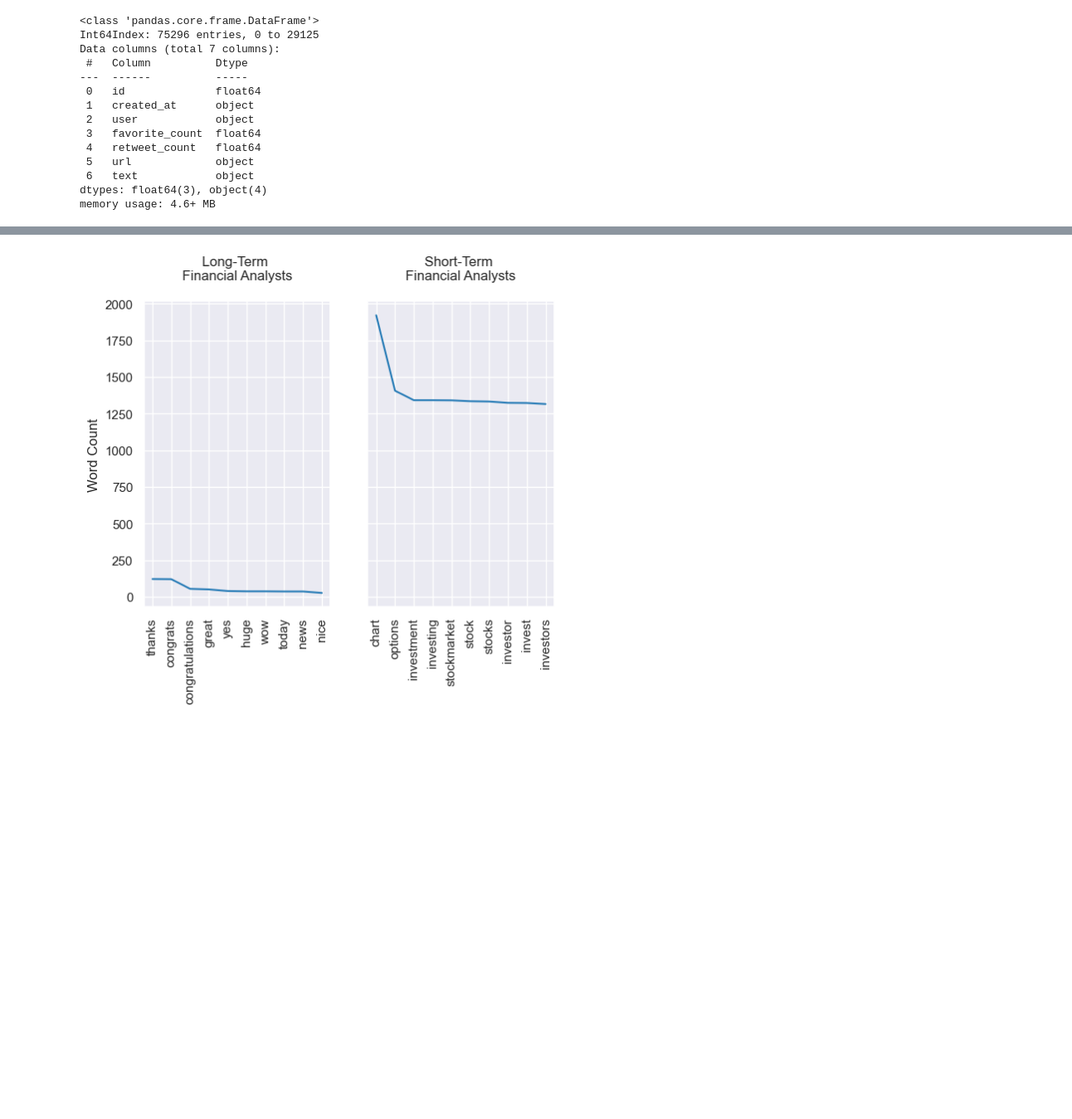
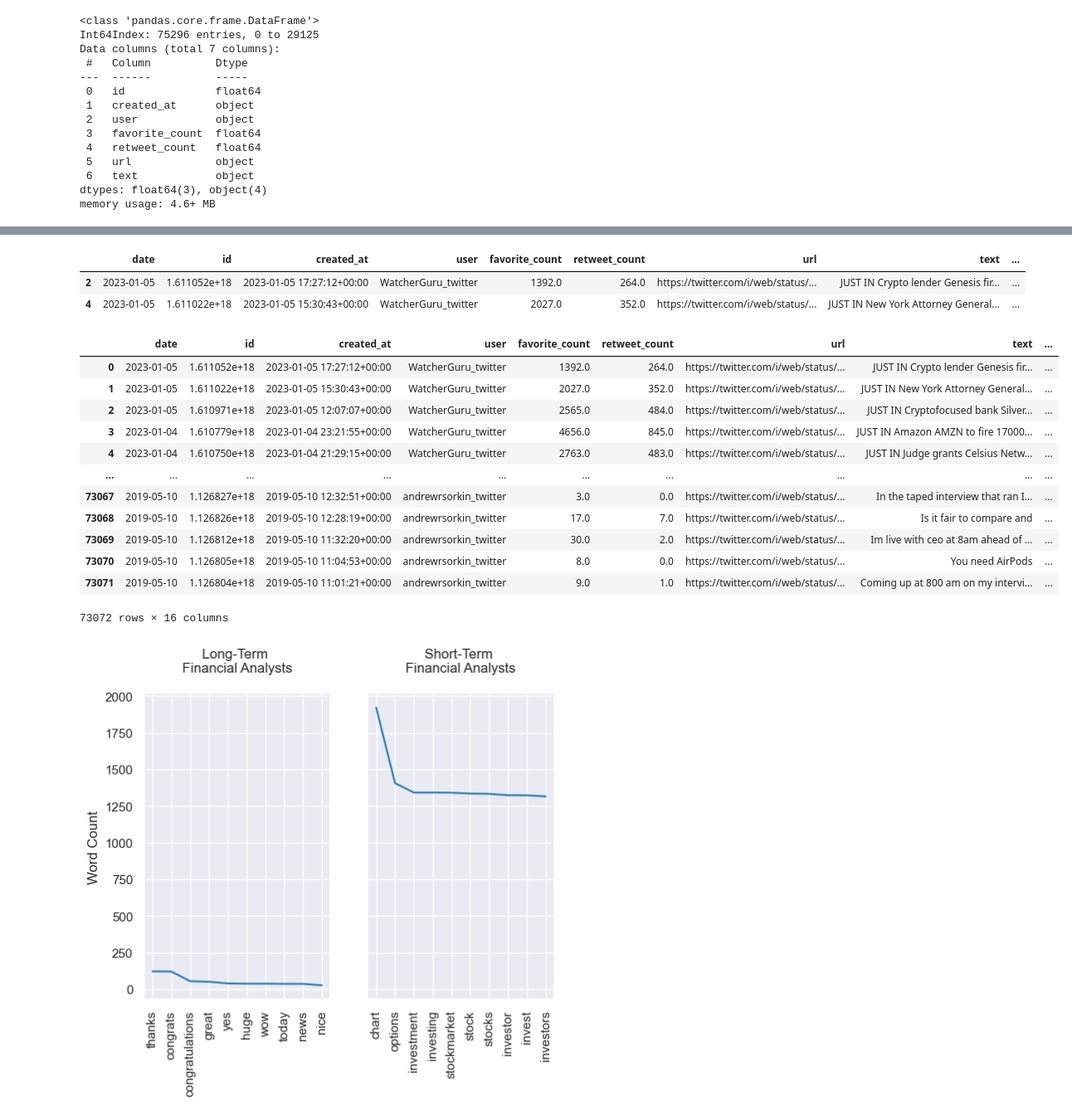
Before and after one commit to KeatonSpiller/Sentiment_Analysis, a Jupyter notebook: Stock_Market/scripts/TwitterBot.ipynb, the cells around one changed output, grey strips where cells are left out. Shown: that part at 83% size. Saved outputs shown, nothing was run; the diff lists cells and outputs as text; code cells hidden in the pictures; blank space fills up the shorter version.

```diff
--- a/Stock_Market/scripts/TwitterBot.ipynb
+++ b/Stock_Market/scripts/TwitterBot.ipynb
@@ -321,0 +323,10 @@ df_all_prob.tail()
+# %%
+SandP_500_df = SandP_500_df.sort_index(ascending=False)
+NASDAQ_df = NASDAQ_df.sort_index(ascending=False)
+DOW_JONES_df = DOW_JONES_df.sort_index(ascending=False)
+RUSSEL_df = RUSSEL_df.sort_index(ascending=False)
+
+index_funds_df = pd.DataFrame(data = [SandP_500_df.index,SandP_500_df['Adj Close'],NASDAQ_df['Adj Close'],
+                                   DOW_JONES_df['Adj Close'],RUSSEL_df['Adj Close']]).T.set_axis(['date', 'SandP_500', 'NASDAQ',
+                                                                                                  'DOW_JONES', 'RUSSEL'], axis=1, inplace=False)
+index_funds_df
@@ -321,0 +347,24 @@ df_all_prob.tail()
+# %%
+df_all_prob.head(2)
+# %% [output]
+|  | date | id | created_at | user | favorite_count | retweet_count | url | text | ... |
+| 2 | 2023-01-05 | 1.611052e+18 | 2023-01-05 17:27:12+00:00 | WatcherGuru_twitter | 1392.0 | 264.0 | https://twitter.com/i/web/status/... | JUST IN Crypto lender Genesis fir... | ... |
+| 4 | 2023-01-05 | 1.611022e+18 | 2023-01-05 15:30:43+00:00 | WatcherGuru_twitter | 2027.0 | 352.0 | https://twitter.com/i/web/status/... | JUST IN New York Attorney General... | ... |
+# %%
+# Merging the probabilities of words used from twitter and database of index funds
+df_index_merge = pd.merge(df_all_prob, index_funds_df, how='left', on='date')
+df_index_merge
+# %% [output]
+|  | date | id | created_at | user | favorite_count | retweet_count | url | text | ... |
+| 0 | 2023-01-05 | 1.611052e+18 | 2023-01-05 17:27:12+00:00 | WatcherGuru_twitter | 1392.0 | 264.0 | https://twitter.com/i/web/status/... | JUST IN Crypto lender Genesis fir... | ... |
+| 1 | 2023-01-05 | 1.611022e+18 | 2023-01-05 15:30:43+00:00 | WatcherGuru_twitter | 2027.0 | 352.0 | https://twitter.com/i/web/status/... | JUST IN New York Attorney General... | ... |
+| 2 | 2023-01-05 | 1.610971e+18 | 2023-01-05 12:07:07+00:00 | WatcherGuru_twitter | 2565.0 | 484.0 | https://twitter.com/i/web/status/... | JUST IN Cryptofocused bank Silver... | ... |
+| 3 | 2023-01-04 | 1.610779e+18 | 2023-01-04 23:21:55+00:00 | WatcherGuru_twitter | 4656.0 | 845.0 | https://twitter.com/i/web/status/... | JUST IN Amazon AMZN to fire 17000... | ... |
+| 4 | 2023-01-04 | 1.610750e+18 | 2023-01-04 21:29:15+00:00 | WatcherGuru_twitter | 2763.0 | 483.0 | https://twitter.com/i/web/status/... | JUST IN Judge grants Celsius Netw... | ... |
+| ... | ... | ... | ... | ... | ... | ... | ... | ... | ... |
+| 73067 | 2019-05-10 | 1.126827e+18 | 2019-05-10 12:32:51+00:00 | andrewrsorkin_twitter | 3.0 | 0.0 | https://twitter.com/i/web/status/... | In the taped interview that ran I... | ... |
+| 73068 | 2019-05-10 | 1.126826e+18 | 2019-05-10 12:28:19+00:00 | andrewrsorkin_twitter | 17.0 | 7.0 | https://twitter.com/i/web/status/... | Is it fair to compare and | ... |
+| 73069 | 2019-05-10 | 1.126812e+18 | 2019-05-10 11:32:20+00:00 | andrewrsorkin_twitter | 30.0 | 2.0 | https://twitter.com/i/web/status/... | Im live with ceo at 8am ahead of ... | ... |
+| 73070 | 2019-05-10 | 1.126805e+18 | 2019-05-10 11:04:53+00:00 | andrewrsorkin_twitter | 8.0 | 0.0 | https://twitter.com/i/web/status/... | You need AirPods | ... |
+| 73071 | 2019-05-10 | 1.126804e+18 | 2019-05-10 11:01:21+00:00 | andrewrsorkin_twitter | 9.0 | 1.0 | https://twitter.com/i/web/status/... | Coming up at 800 am on my intervi... | ... |
+73072 rows × 16 columns
```
Also changed, not shown: parts of 16 cells of this notebook.
